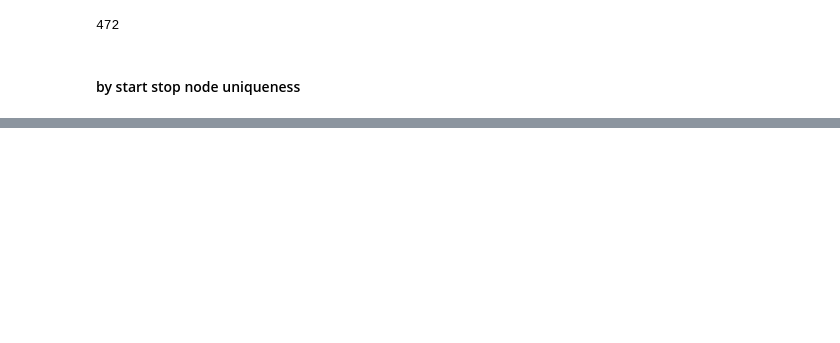
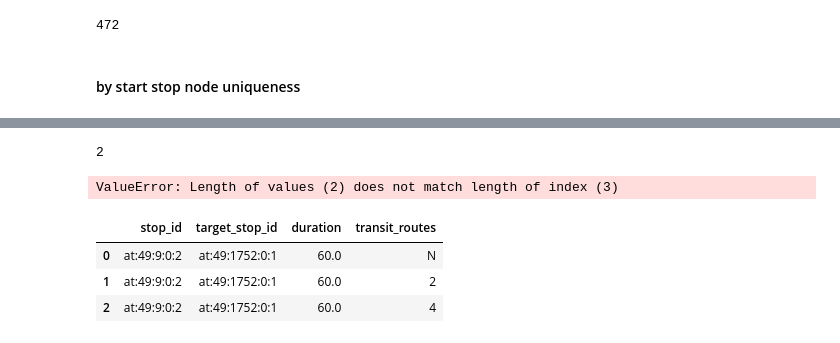
Before and after one commit to pi63on/train_edges, a Jupyter notebook: plot_edges.ipynb, the cells around one changed output, grey strips where cells are left out. Drawn from its saved outputs; the diff is of its cells as text; code cells hidden in the pictures; blank space fills up the shorter version.

```diff
--- a/plot_edges.ipynb
+++ b/plot_edges.ipynb
@@ -102,0 +85,2 @@ stops = edges.
+# %%
+stops = edges.groupby(['stop_id', 'target_stop_id'])
@@ -102,0 +97,5 @@ stops = edges.
+# %%
+for key, group in stops:
+    print(f"Group: {key}")
+    print(pd.unique(group['route_short_name']))
+    print('---')
@@ -102,0 +120,24 @@ stops = edges.
+# %%
+len(stops.keys)
+# %% [output]
+2
+# %%
+stops_collapsed = pd.DataFrame({'stop_id':[], 'target_stop_id':[], 'duration': [], 'transit_routes': pd.Series(dtype=object)})
+# %%
+for key, group in stops:
+    stops_collapsed['stop_id'] = key[0]
+    stops_collapsed['target_stop_id'] = key[1]
+    stops_collapsed['duration'] = group['duration_to_next'].mean()
+    shortnames_list = group['route_short_name'].agg(list).reset_index(drop=True)
+    # shortnames_list = group['route_short_name'].agg(pd.Series).reset_index(drop=True)
+
+    stops_collapsed['transit_routes'] = list(shortnames_list[0])
+# %% [output]
+ValueError: Length of values (2) does not match length of index (3)
+# %%
+stops_collapsed
+# %% [output]
+|  | stop_id | target_stop_id | duration | transit_routes |
+| 0 | at:49:9:0:2 | at:49:1752:0:1 | 60.0 | N |
+| 1 | at:49:9:0:2 | at:49:1752:0:1 | 60.0 | 2 |
+| 2 | at:49:9:0:2 | at:49:1752:0:1 | 60.0 | 4 |
```
Also changed, not shown: parts of 7 cells of this notebook, 1 other file.
